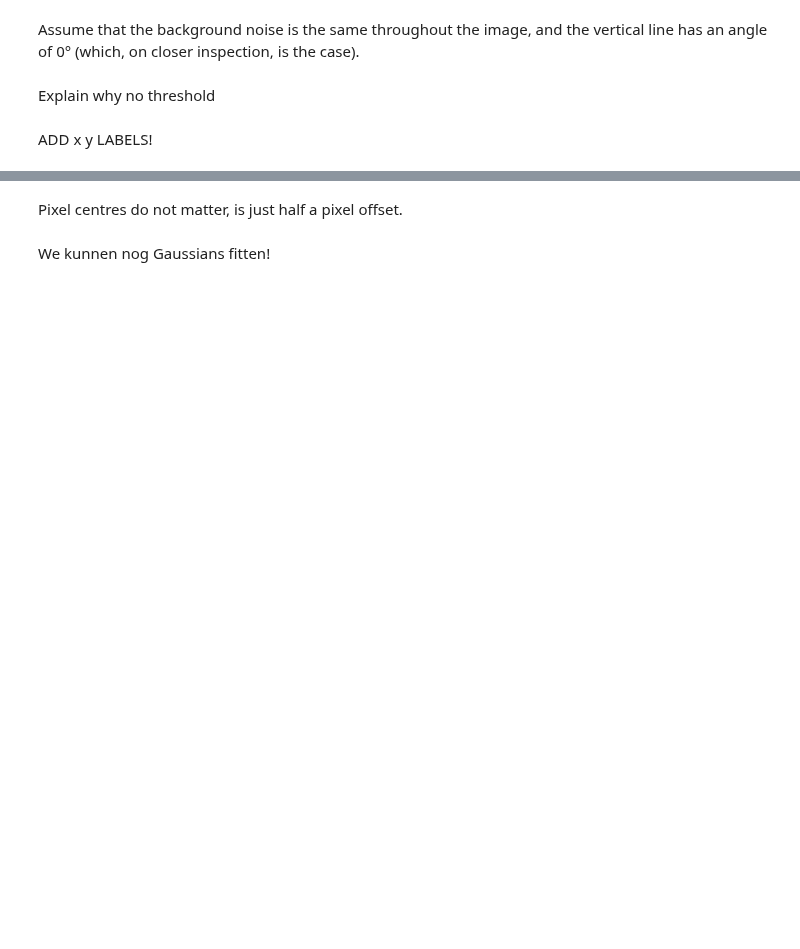
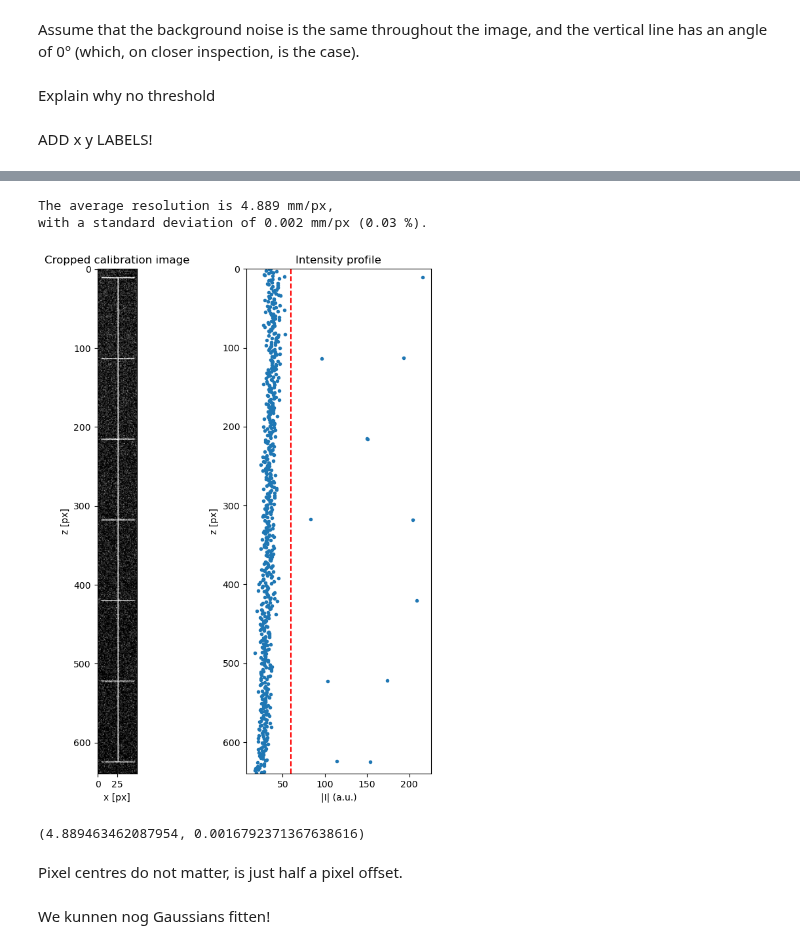
Before and after one commit to TFLVerouden/ETPoF, a Jupyter notebook: HW3/ETPoF_HW3_1.ipynb, the cells around one changed output, grey strips where cells are left out. Saved outputs shown, nothing was run; the diff lists cells and outputs as text; code cells hidden in the pictures; blank space fills up the shorter version.

```diff
--- a/HW3/ETPoF_HW3_1.ipynb
+++ b/HW3/ETPoF_HW3_1.ipynb
@@ -52,0 +98,39 @@ plt.show()
+# %%
+def weighted_avg_and_std(values, weights, mask_diagonal=True,
+                         verbose=False, precision=6, units="mm/px"):
+    """
+    Calculate the weighted average and standard deviation of a set of values.
+
+    PARAMETERS:
+        values (array-like): The values for which to calculate the weighted
+            average and standard deviation.
+        weights (array-like): The weights corresponding to each value.
+        mask_diagonal (bool): Whether to mask the diagonal of the
+            distance matrix (default: True).
+        verbose (bool): Whether to print the results (default: False).
+        precision (int): The number of decimal places to round the results
+            to (default: 5).
+        units (str): The units of the values (default: "mm/px").
+
+    RETURNS:
+        tuple: A tuple containing the weighted average and standard deviation.
+    """
+
+    # Mask the diagonal to avoid division by zero
+    if mask_diagonal:
+        mask = np.eye(values.shape[0], dtype=bool).__invert__()
+
+    # Calculate the weighted average
+    average = np.average(values[mask], weights=weights[mask])
+
+    # Calculate the weighted variance and standard deviation
+    variance = np.average((values[mask] - average) ** 2, weights=weights[mask])
+    deviation = np.sqrt(variance)
+
+    if verbose:
+        print(f"The average resolution is {average:.{precision}f} {units},")
+        print(f"with a standard deviation of {np.sqrt(variance):.{precision}f}"
+              f" {units} ({100 * deviation / average:.{precision-2}} %).")
+
+    # Output the average and standard deviation
+    return average, deviation
@@ -53,3 +250,13 @@ plt.show()
+# %%
+calib_images = read_image_series('PTV', prefix='Calibration_b',
+                                 roi=[200, 250, 30, 670])
+
+calibrate_camera(calib_images[0], 500, 60, plot=True, verbose=True)
+# %% [output]
+The average resolution is 4.889 mm/px,
+with a standard deviation of 0.002 mm/px (0.03 %).
+[figure, added]
+(4.889463462087954, 0.0016792371367638616)
 # %% [markdown]
 Pixel centres do not matter, is just half a pixel offset.
 # %% [markdown]
```
Also changed, not shown: parts of 10 cells of this notebook, 1 other file.
